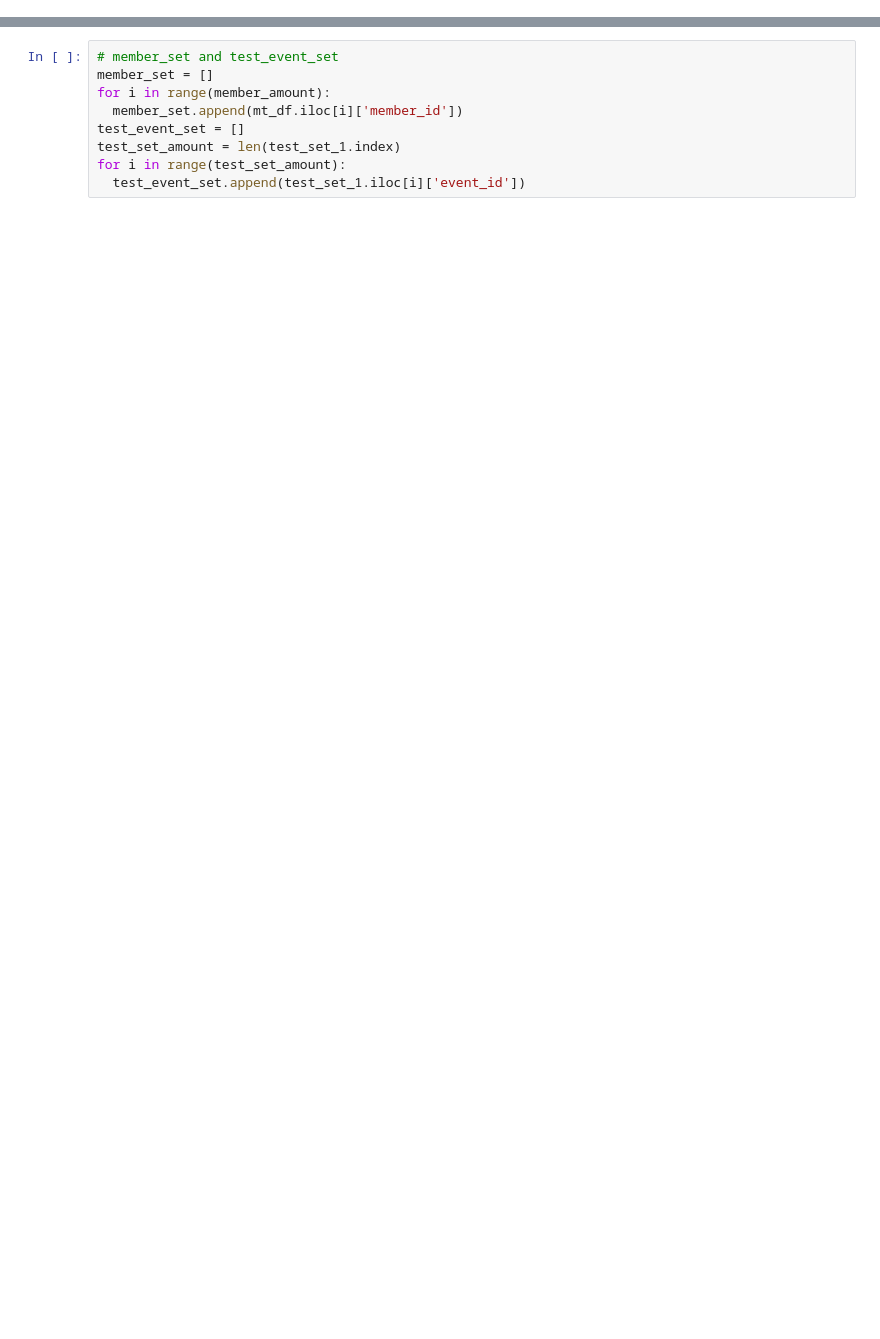
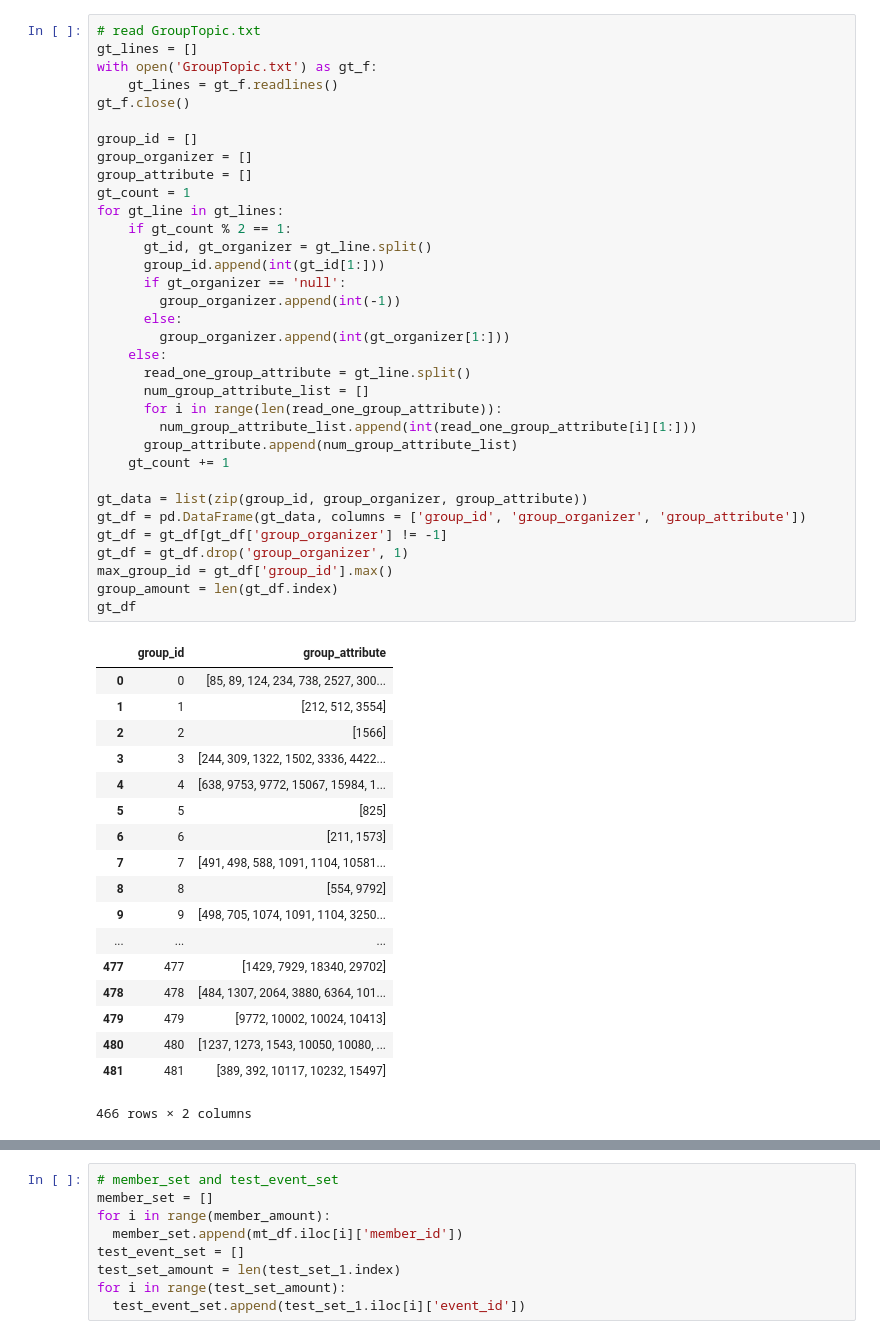
Before and after one commit to DixinFan/ustc_course_select, a Jupyter notebook: socomp.ipynb, the cells around one changed output, grey strips where cells are left out. Drawn from its saved outputs; the diff is of its cells as text; blank space fills up the shorter version.

```diff
--- a/socomp.ipynb
+++ b/socomp.ipynb
@@ -490,0 +11,53 @@ for i in range(Neighbor_random_size):
+# %%
+# read GroupTopic.txt
+gt_lines = []
+with open('GroupTopic.txt') as gt_f:
+    gt_lines = gt_f.readlines()
+gt_f.close()
+
+group_id = []
+group_organizer = []
+group_attribute = []
+gt_count = 1
+for gt_line in gt_lines:
+    if gt_count % 2 == 1:
+      gt_id, gt_organizer = gt_line.split()
+      group_id.append(int(gt_id[1:]))
+      if gt_organizer == 'null':
+        group_organizer.append(int(-1))
+      else:
+        group_organizer.append(int(gt_organizer[1:]))
+    else:
+      read_one_group_attribute = gt_line.split()
+      num_group_attribute_list = []
+      for i in range(len(read_one_group_attribute)):
+        num_group_attribute_list.append(int(read_one_group_attribute[i][1:]))
+      group_attribute.append(num_group_attribute_list)
+    gt_count += 1
+
+gt_data = list(zip(group_id, group_organizer, group_attribute))
+gt_df = pd.DataFrame(gt_data, columns = ['group_id', 'group_organizer', 'group_attribute'])
+gt_df = gt_df[gt_df['group_organizer'] != -1]
+gt_df = gt_df.drop('group_organizer', 1)
+max_group_id = gt_df['group_id'].max()
+group_amount = len(gt_df.index)
+gt_df
+# %% [output]
+|  | group_id | group_attribute |
+| 0 | 0 | [85, 89, 124, 234, 738, 2527, 300... |
+| 1 | 1 | [212, 512, 3554] |
+| 2 | 2 | [1566] |
+| 3 | 3 | [244, 309, 1322, 1502, 3336, 4422... |
+| 4 | 4 | [638, 9753, 9772, 15067, 15984, 1... |
+| 5 | 5 | [825] |
+| 6 | 6 | [211, 1573] |
+| 7 | 7 | [491, 498, 588, 1091, 1104, 10581... |
+| 8 | 8 | [554, 9792] |
+| 9 | 9 | [498, 705, 1074, 1091, 1104, 3250... |
+| ... | ... | ... |
+| 477 | 477 | [1429, 7929, 18340, 29702] |
+| 478 | 478 | [484, 1307, 2064, 3880, 6364, 101... |
+| 479 | 479 | [9772, 10002, 10024, 10413] |
+| 480 | 480 | [1237, 1273, 1543, 10050, 10080, ... |
+| 481 | 481 | [389, 392, 10117, 10232, 15497] |
+466 rows × 2 columns
```
Also changed, not shown: parts of 47 cells of this notebook.
